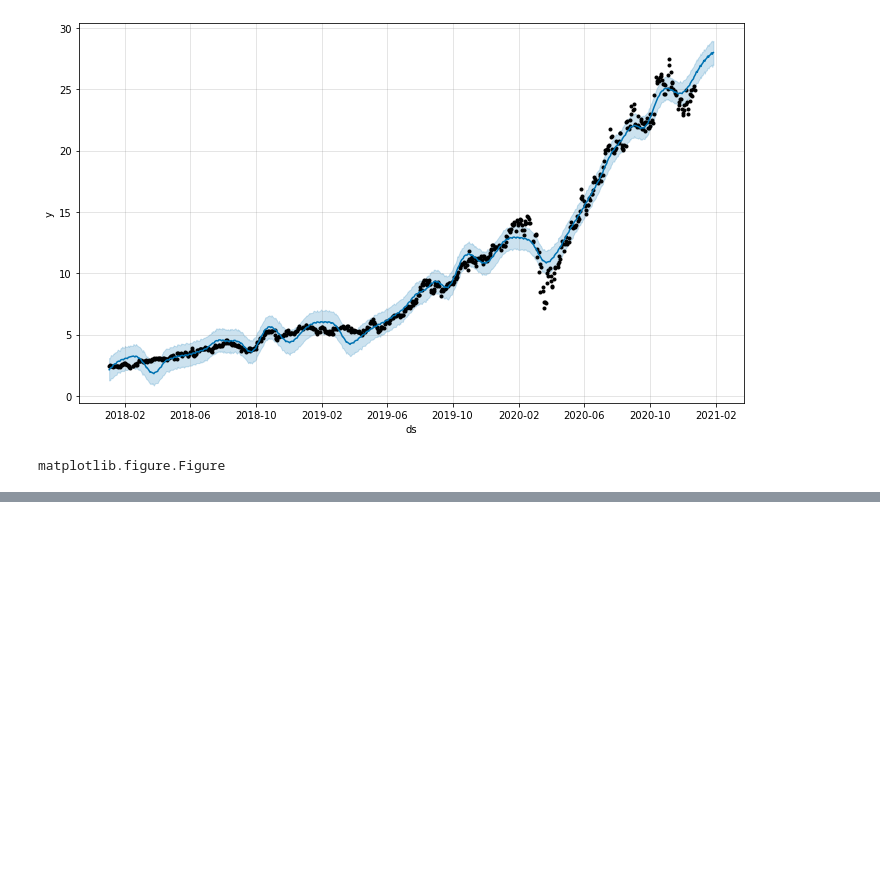
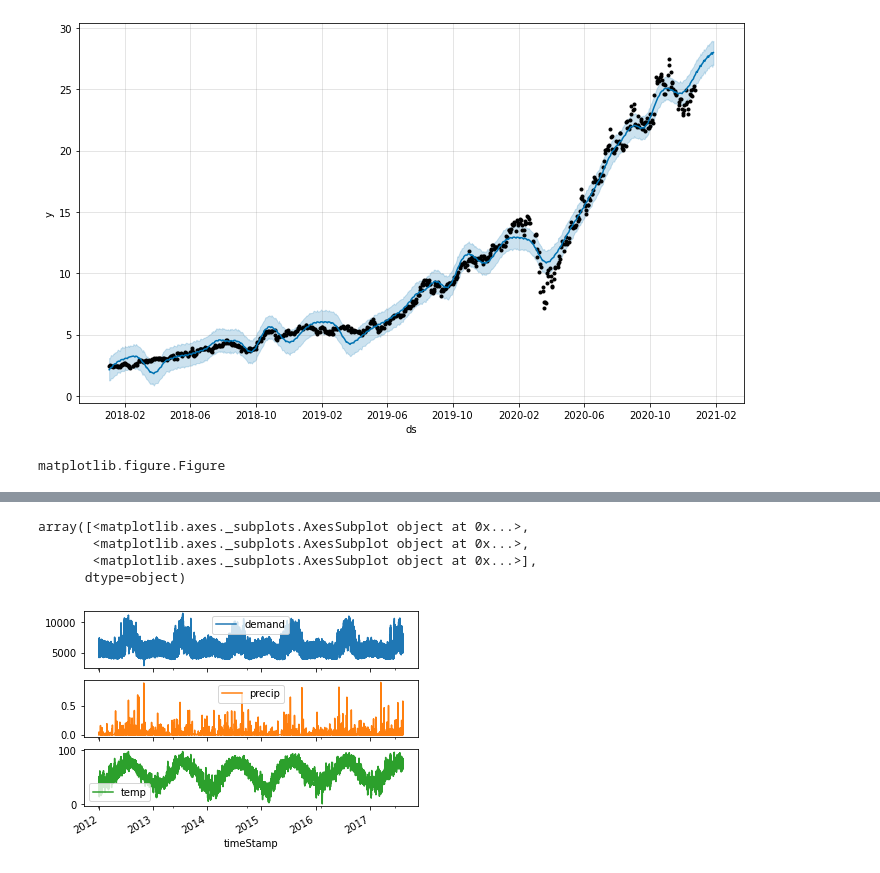
Before and after one commit to ericlrf/fbprophet, a Jupyter notebook: fbprophet_tests.ipynb, the cells around one changed output, grey strips where cells are left out. Cells and saved outputs as stored; diff of their text form; code cells hidden in the pictures; blank space fills up the shorter version.

```diff
--- a/fbprophet_tests.ipynb
+++ b/fbprophet_tests.ipynb
@@ -113,0 +128,17 @@ matplotlib.figure.Figure
+# %%
+import matplotlib as mpl
+import matplotlib.pyplot as plt
+import numpy as np
+import os
+from datetime import datetime
+import pandas as pd
+import plotly.express as px
+from fbprophet import Prophet
+
+mpl.rcParams['figure.figsize'] = (10, 8)
+mpl.rcParams['axes.grid'] = False
+# %%
+# https://github.com/srivatsan88/YouTubeLI/blob/master/dataset/nyc_energy_consumption.csv?raw=true
+df = pd.read_csv('https://raw.githubusercontent.com/srivatsan88/YouTubeLI/master/dataset/nyc_energy_consumption.csv')
+# %%
+df['timeStamp']=pd.to_datetime(df['timeStamp'])
@@ -113,0 +163,10 @@ matplotlib.figure.Figure
+# %%
+ny_df=df.set_index('timeStamp')
+# %%
+ny_df.plot(subplots=True)
+# %% [output]
+array([<matplotlib.axes._subplots.AxesSubplot object at 0x...>,
+       <matplotlib.axes._subplots.AxesSubplot object at 0x...>,
+       <matplotlib.axes._subplots.AxesSubplot object at 0x...>],
+      dtype=object)
+[figure, added]
```
Also changed, not shown: parts of 35 cells of this notebook.
